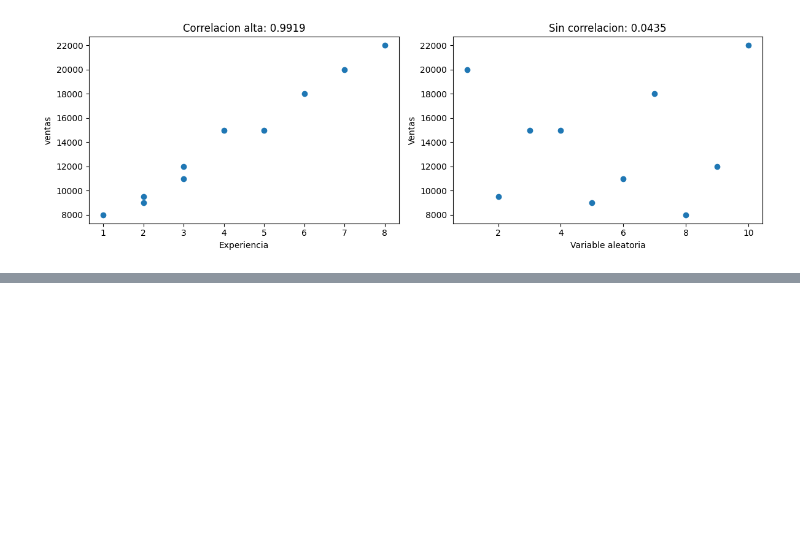
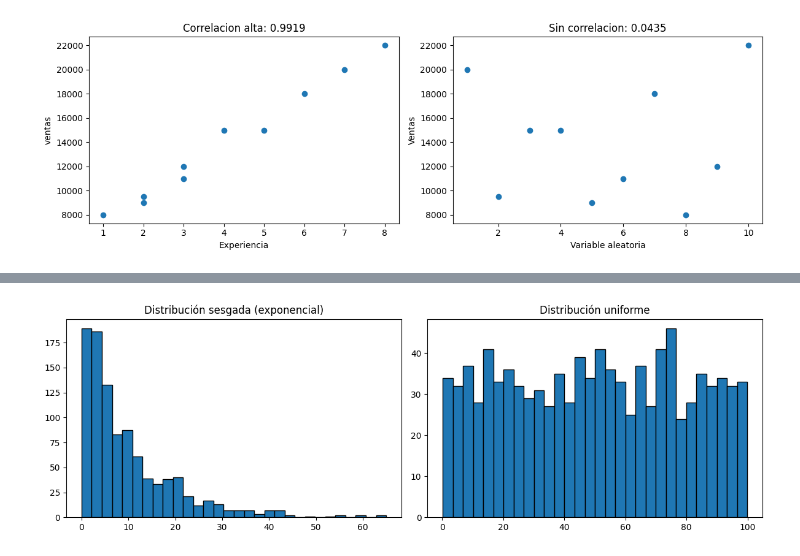
Before and after one commit to ohigginsrodriguez-cloud/bases-data-science, a Jupyter notebook: 03- statistics/01_estadistica_basica.ipynb, the cells around one changed output, grey strips where cells are left out. Saved outputs shown, nothing was run; the diff lists cells and outputs as text; code cells hidden in the pictures; blank space fills up the shorter version.

```diff
--- a/03- statistics/01_estadistica_basica.ipynb
+++ b/03- statistics/01_estadistica_basica.ipynb
@@ -90,0 +126,19 @@ plt.show()
+# %%
+# Distribución sesgada — como salarios o precios de casas
+datos_sesgados = np.random.exponential(scale=10, size=1000)
+
+# Distribución uniforme — todos los valores igual de probables
+datos_uniformes = np.random.uniform(low=0, high=100, size=1000)
+
+fig, axes = plt.subplots(1, 2, figsize=(12, 4))
+
+axes[0].hist(datos_sesgados, bins=30, edgecolor='black')
+axes[0].set_title("Distribución sesgada (exponencial)")
+
+axes[1].hist(datos_uniformes, bins=30, edgecolor='black')
+axes[1].set_title("Distribución uniforme")
+
+plt.tight_layout()
+plt.show()
+# %% [output]
+[figure, added]
```
Also changed, not shown: parts of 2 cells of this notebook.
